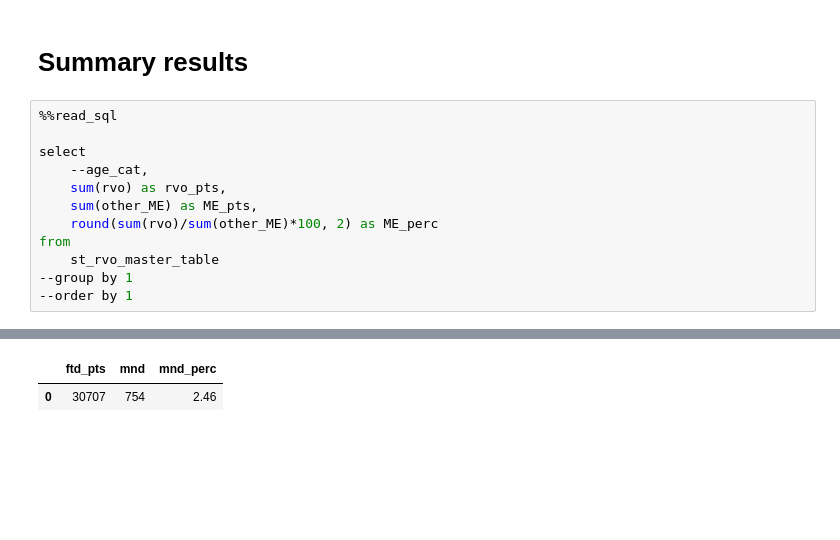
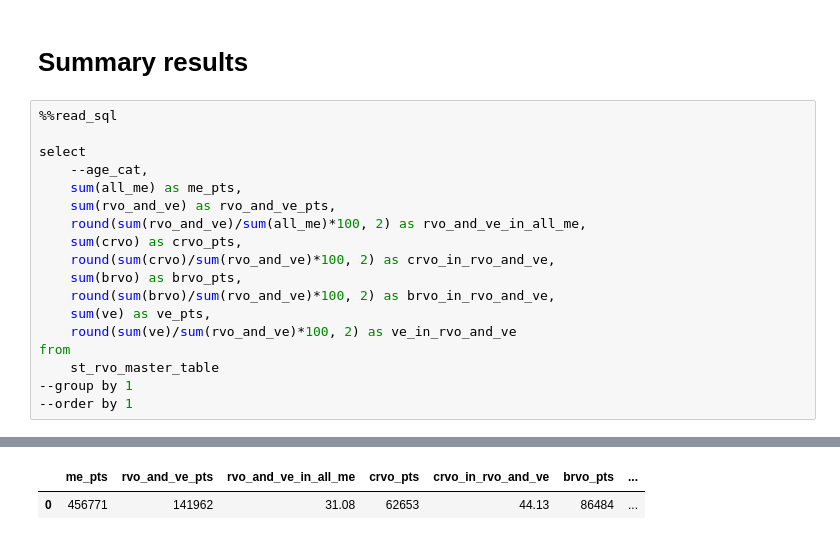
Before and after one commit to swaralit/Scoping_2018, a Jupyter notebook: Ravdeep/Macular edema in RVO.ipynb, the cells around one changed output, grey strips where cells are left out. Drawn from its saved outputs; the diff is of its cells as text; blank space fills up the shorter version.

```diff
--- a/Ravdeep/Macular edema in RVO.ipynb
+++ b/Ravdeep/Macular edema in RVO.ipynb
@@ -717,9 +753,15 @@ snow.select("select * from st_rvo_master_table limit 10")
 
 select
     --age_cat,
-    sum(rvo) as rvo_pts,
-    sum(other_ME) as ME_pts,
-    round(sum(rvo)/sum(other_ME)*100, 2) as ME_perc
+    sum(all_me) as me_pts,
+    sum(rvo_and_ve) as rvo_and_ve_pts,
+    round(sum(rvo_and_ve)/sum(all_me)*100, 2) as rvo_and_ve_in_all_me,
+    sum(crvo) as crvo_pts,
+    round(sum(crvo)/sum(rvo_and_ve)*100, 2) as crvo_in_rvo_and_ve,
+    sum(brvo) as brvo_pts,
+    round(sum(brvo)/sum(rvo_and_ve)*100, 2) as brvo_in_rvo_and_ve,
+    sum(ve) as ve_pts,
+    round(sum(ve)/sum(rvo_and_ve)*100, 2) as ve_in_rvo_and_ve
 from
     st_rvo_master_table
 --group by 1
@@ -729,5 +771,5 @@ Query started at 05:53:45 PM GMT Daylight Time; Query executed in 0.03 m
-|  | ftd_pts | mnd | mnd_perc |
-| 0 | 30707 | 754 | 2.46 |
+|  | me_pts | rvo_and_ve_pts | rvo_and_ve_in_all_me | crvo_pts | crvo_in_rvo_and_ve | brvo_pts | ... |
+| 0 | 456771 | 141962 | 31.08 | 62653 | 44.13 | 86484 | ... |
 # %%
 %%read_sql
 
```
Also changed, not shown: parts of 43 cells of this notebook, 3 other files.
